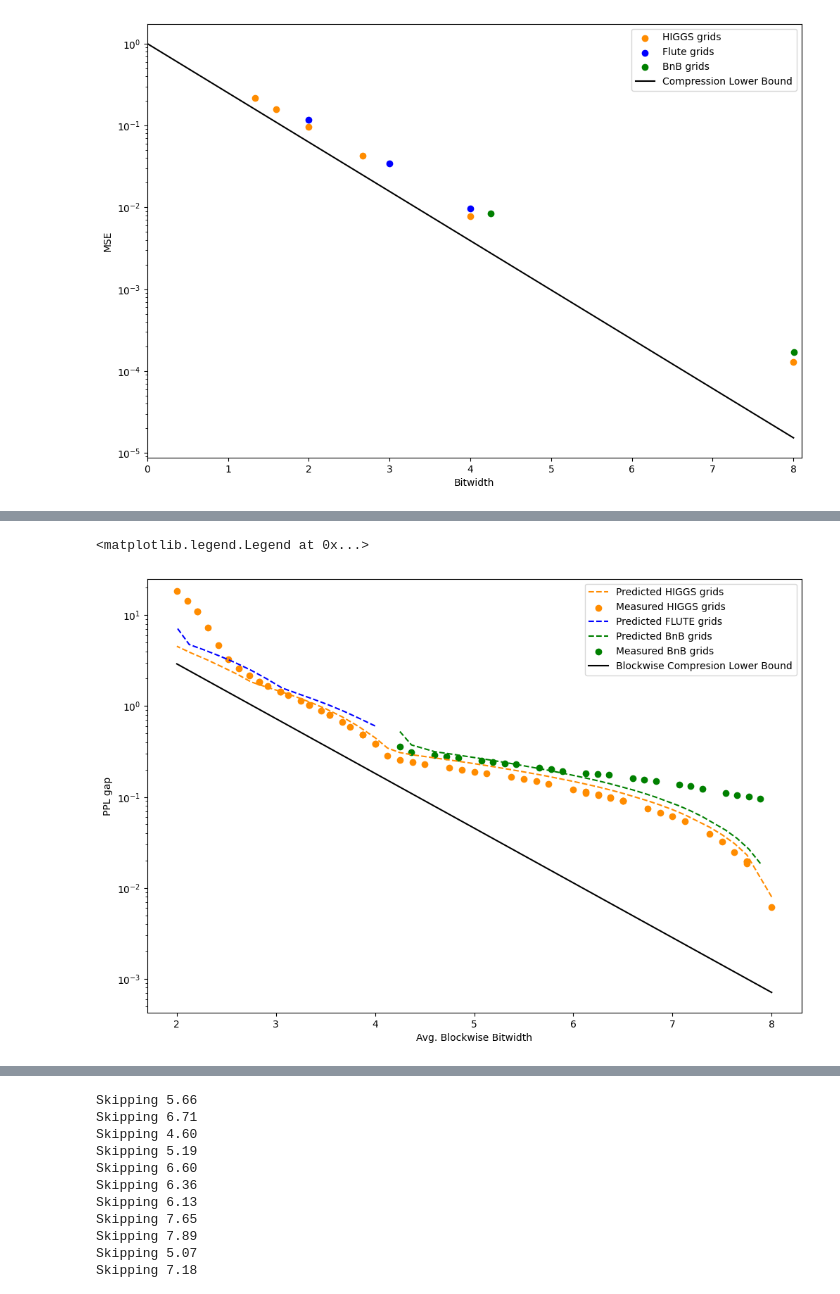
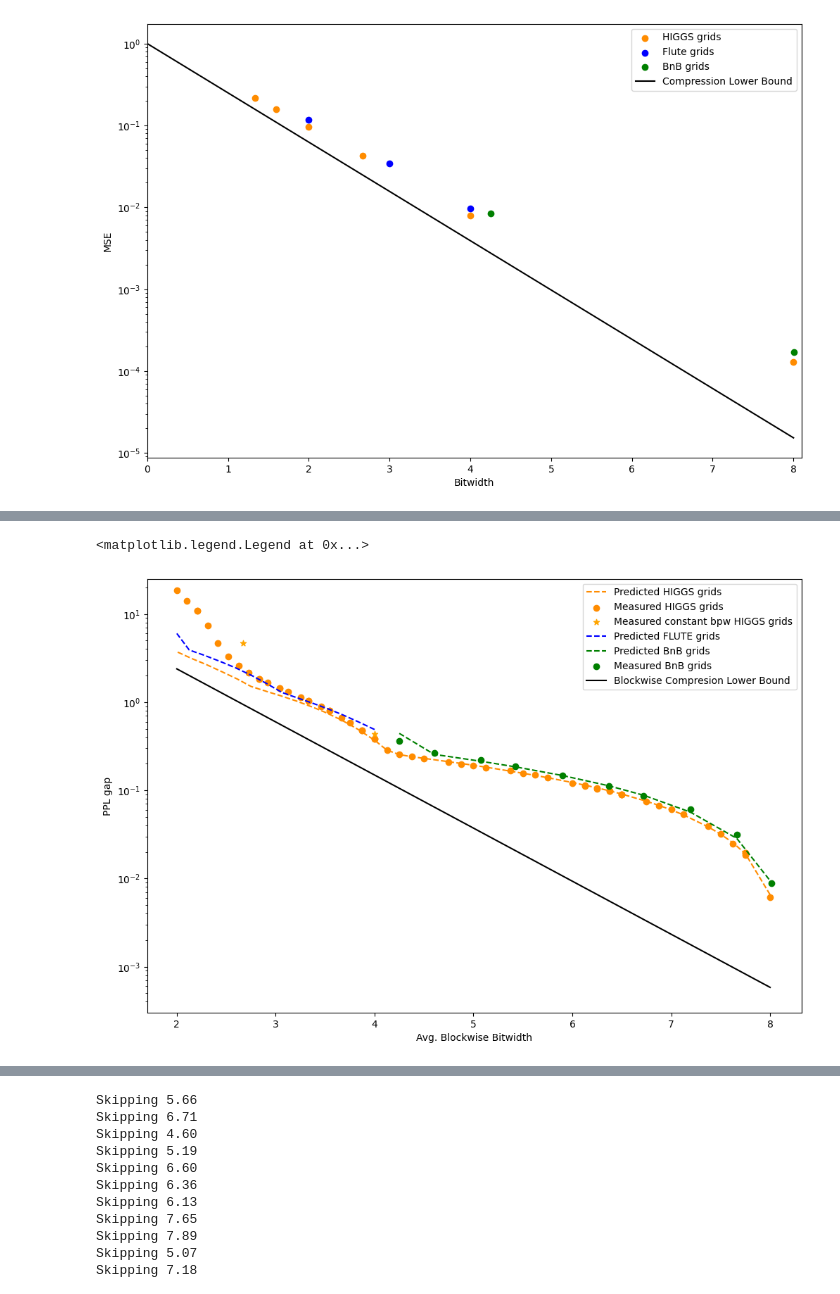
Before and after one commit to galqiwi/linear-layer-compression, a Jupyter notebook: Andrei/gptq/plots.ipynb, the cells around one changed output, grey strips where cells are left out. Drawn from its saved outputs; the diff is of its cells as text; code cells hidden in the pictures.

```diff
--- a/Andrei/gptq/plots.ipynb
+++ b/Andrei/gptq/plots.ipynb
@@ -657,7 +662,7 @@ for measured_config in bnb_blockwise_configs:
 
 bnb_bitwidths = np.asarray(bnb_bitwidths)
 # %%
-## MALINOVSKII BNB
+## BNB
 
 import pandas as pd
 
@@ -669,10 +674,15 @@ def str2frame(estr, sep = ',', lineterm = '\n', set_header = True):
     return df
 
 df = str2frame(""",solution_size,solution_pred_err,solution_real_err
-0,27917287424.0,0.5952751885723347,0.3602409362792969
-1,34896609280.0,0.2217253996865105,0.15862751007080078
-2,41875931136.0,0.13486360218622442,0.09846353530883789
-3,48838475776.0,0.06028889734724251,0.0464935302734375
-4,55817797632.0,0.004179878001793035,0.006260395050048828""").astype(float)
+0,4.25,0.5390484014367625,0.3602409362792969
+1,4.603024488304094,0.3115161988459959,0.2638068199157715
+2,5.073723806042885,0.26045065436376247,0.22072649002075195
+3,5.426748294346979,0.22466796962048444,0.18700647354125977
+4,5.89744761208577,0.1796151688197496,0.14834213256835938
+5,6.368146929824562,0.13722805568444696,0.11121177673339844
+6,6.721171418128655,0.1071288431758188,0.08701467514038086
+7,7.191870735867447,0.06912787916274939,0.060390472412109375
+8,7.662570053606238,0.034763277199971875,0.0313725471496582
+9,8.015594541910332,0.010925007230206125,0.008766651153564453""").astype(float)
 
-df["bitwidht"] = df["solution_size"] / (32 * (4096 * (2 * 4096 + 2 * 4096 * 8 / 32) + 3 * 4096 * 14336))
+df["bitwidht"] = df["solution_size"]
@@ -688,4 +689,6 @@ df
 # %%
+KOSTIL = 0.82 # ref_sum_slope / sum(slopes) # 1
+
 def get_expected_ppl_gap(slopes, grid_mses, selection):
     return (grid_mses[selection] * slopes).sum()
 
@@ -734,7 +737,7 @@ for indices in higgs_configurations:
 temp_ppl_gaps = np.asarray(temp_ppl_gaps)
 temp_bitwidths = np.asarray(temp_bitwidths)
 order = np.argsort(temp_ppl_gaps)
-plt.plot(temp_bitwidths[order], temp_ppl_gaps[order], linestyle="--", color="darkorange", label=f"Predicted HIGGS grids")
+plt.plot(temp_bitwidths[order], temp_ppl_gaps[order] * KOSTIL, linestyle="--", color="darkorange", label=f"Predicted HIGGS grids")
 
 plt.scatter(
     higgs_bitwisths,
@@ -742,11 +745,11 @@ plt.scatter(
     color="darkorange", marker="o", label="Measured HIGGS grids"
 )
 
-# plt.scatter(
-#     [8/4, 8/3, 8/2],
-#     np.asarray([300.50626, 10.31264, 6.03953]) - np.min(rtn_ppls),
-#     color="orange", marker="*", label="Measured constant bpw HIGGS grids"
-# )
+plt.scatter(
+    [8/4, 8/3, 8/2],
+    np.asarray([300.50626, 10.31264, 6.03953]) - np.min(rtn_ppls),
+    color="orange", marker="*", label="Measured constant bpw HIGGS grids"
+)
 
 # FLUTE
 temp_ppl_gaps = []
@@ -768,7 +771,7 @@ for indices in flute_configurations:
 temp_ppl_gaps = np.asarray(temp_ppl_gaps)
 temp_bitwidths = np.asarray(temp_bitwidths)
 order = np.argsort(temp_ppl_gaps)
-plt.plot(temp_bitwidths[order], temp_ppl_gaps[order], linestyle="--", color="blue", label=f"Predicted FLUTE grids")
+plt.plot(temp_bitwidths[order], temp_ppl_gaps[order] * KOSTIL, linestyle="--", color="blue", label=f"Predicted FLUTE grids")
 
 # QuIP#
 temp_ppl_gaps = []
@@ -812,11 +815,21 @@ for indices in bnb_configurations:
 temp_ppl_gaps = np.asarray(temp_ppl_gaps)
 temp_bitwidths = np.asarray(temp_bitwidths)
 order = np.argsort(temp_ppl_gaps)
-plt.plot(temp_bitwidths[order], temp_ppl_gaps[order], linestyle="--", color="green", label=f"Predicted BnB grids")
+plt.plot(
+    df["bitwidht"], # temp_bitwidths[order],
+    df["solution_pred_err"] * KOSTIL, # temp_ppl_gaps[order] * KOSTIL,
+    linestyle="--", color="green", label=f"Predicted BnB grids"
+)
+
+# plt.scatter(
+#     bnb_bitwidths,
+#     bnb_ppls - np.min(rtn_ppls),
+#     color="green", marker="o", label="Measured BnB grids"
+# )
 
 plt.scatter(
-    bnb_bitwidths,
-    bnb_ppls - np.min(rtn_ppls),
+    df["bitwidht"],
+    df["solution_real_err"],
     color="green", marker="o", label="Measured BnB grids"
 )
 
@@ -832,32 +845,33 @@ for indices in combo_configurations:
     )
     bitwidht = get_bitwidth(
         np.ones((32,)) / 32,
         np.asarray([grid["bits"] for grid in combo_grids]),
         np.asarray(indices),
     )
 
     temp_ppl_gaps.append(ppl_gap)
     temp_bitwidths.append(bitwidht)
 temp_ppl_gaps = np.asarray(temp_ppl_gaps)
 temp_bitwidths = np.asarray(temp_bitwidths)
 order = np.argsort(temp_ppl_gaps)
 # plt.plot(temp_bitwidths[order], temp_ppl_gaps[order], linestyle="--", label=f"Predicted FLUTE+BnB grids")
 
 plt.plot(
     np.linspace(2, 8),
-    [expected_ppl_gap(slopes, get_optimal_blockwise_bitwidths(slopes, bpw)) for bpw in np.linspace(2, 8)],
+    [expected_ppl_gap(slopes, get_optimal_blockwise_bitwidths(slopes, bpw)) * KOSTIL for bpw in np.linspace(2, 8)],
     color="black", label="Blockwise Compresion Lower Bound",
 )
 
 plt.xlabel("Avg. Blockwise Bitwidth")
 plt.ylabel("PPL gap")
 
 plt.yscale('log')
 plt.ylim(None, 25)
+# plt.xlim(2, 4.1)
 
 # plt.ylim(0, 1)
 
 plt.legend()
 # %% [output]
 <matplotlib.legend.Legend at 0x...>
-[figure, old version]
+[figure, new version]
```
Also changed, not shown: parts of 19 cells of this notebook.
